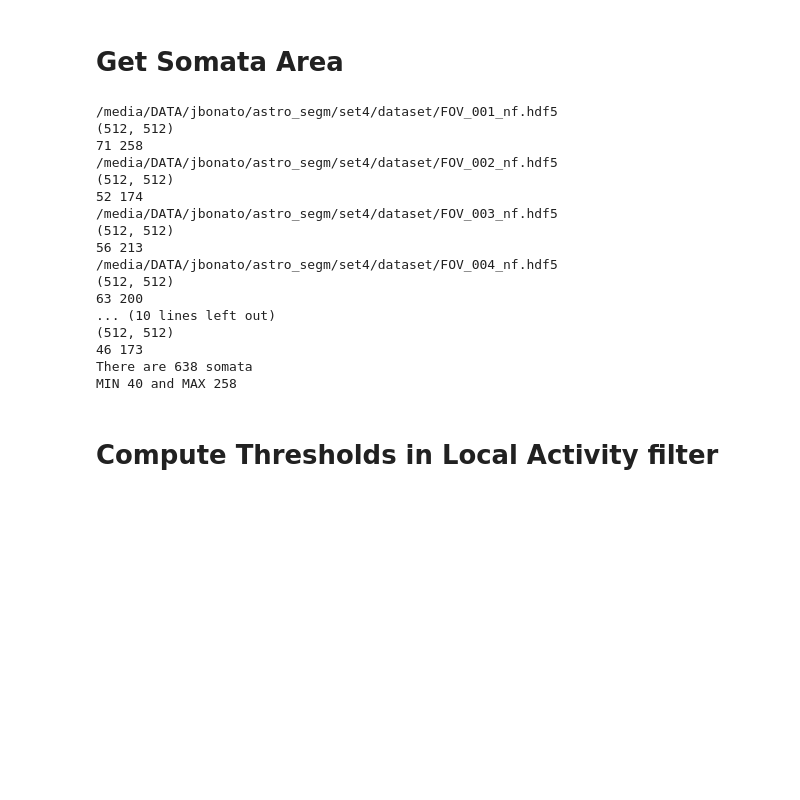
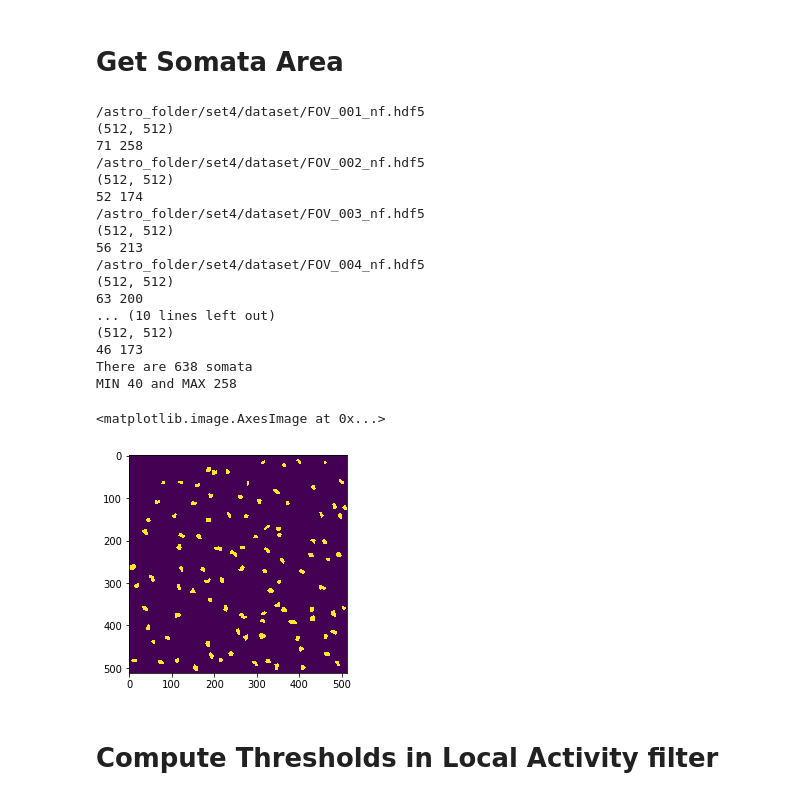
Before and after one commit to jbonato1/ASTRA, a Jupyter notebook: notebook/dev/tdtom/Set_parameters_tdTom.ipynb, the cells around one changed output. Saved outputs shown, nothing was run; the diff lists cells and outputs as text; code cells hidden in the pictures; blank space fills up the shorter version.

```diff
--- a/notebook/dev/tdtom/Set_parameters-Copy2.ipynb
+++ b/notebook/dev/tdtom/Set_parameters_tdTom.ipynb
@@ -166,7 +185,7 @@ def measure_soma(soma,area_soma):
     print(min,max)
     return ret-1
 
-items = glob.glob('/media/DATA/jbonato/astro_segm/set4/dataset/*.hdf5')
+items = glob.glob('/astro_folder/set4/dataset/*.hdf5')
 #items = glob.glob('/media/DATA/jbonato/segm_project/mask_compl/*.hdf5')
 hdf5_tot=[i for i in items if 'nf' in i]
 res = np.empty((len(hdf5_tot),2))
@@ -196,16 +215,16 @@ print('There are {:d} somata'.format(g))
 print('MIN {:d} and MAX {:d}'.format(area_soma.min(),area_soma.max()))
 dict_param['max_min'] = np.asarray([area_soma.max(),area_soma.min()])
 # %% [output]
-/media/DATA/jbonato/astro_segm/set4/dataset/FOV_001_nf.hdf5
+/astro_folder/set4/dataset/FOV_001_nf.hdf5
 (512, 512)
 71 258
-/media/DATA/jbonato/astro_segm/set4/dataset/FOV_002_nf.hdf5
+/astro_folder/set4/dataset/FOV_002_nf.hdf5
 (512, 512)
 52 174
-/media/DATA/jbonato/astro_segm/set4/dataset/FOV_003_nf.hdf5
+/astro_folder/set4/dataset/FOV_003_nf.hdf5
 (512, 512)
 56 213
-/media/DATA/jbonato/astro_segm/set4/dataset/FOV_004_nf.hdf5
+/astro_folder/set4/dataset/FOV_004_nf.hdf5
 (512, 512)
 63 200
 ... (10 lines left out)
@@ -213,6 +232,11 @@ dict_param['max_min'] = np.asarray([area_soma.max(),area_soma.min()])
 46 173
 There are 638 somata
 MIN 40 and MAX 258
+# %%
+plt.imshow(soma_mask)
+# %% [output]
+<matplotlib.image.AxesImage at 0x...>
+[figure, added]
 # %% [markdown]
 # Compute Thresholds in Local Activity filter
 # %%
```
Also changed, not shown: parts of 11 cells of this notebook, 55 other files.
